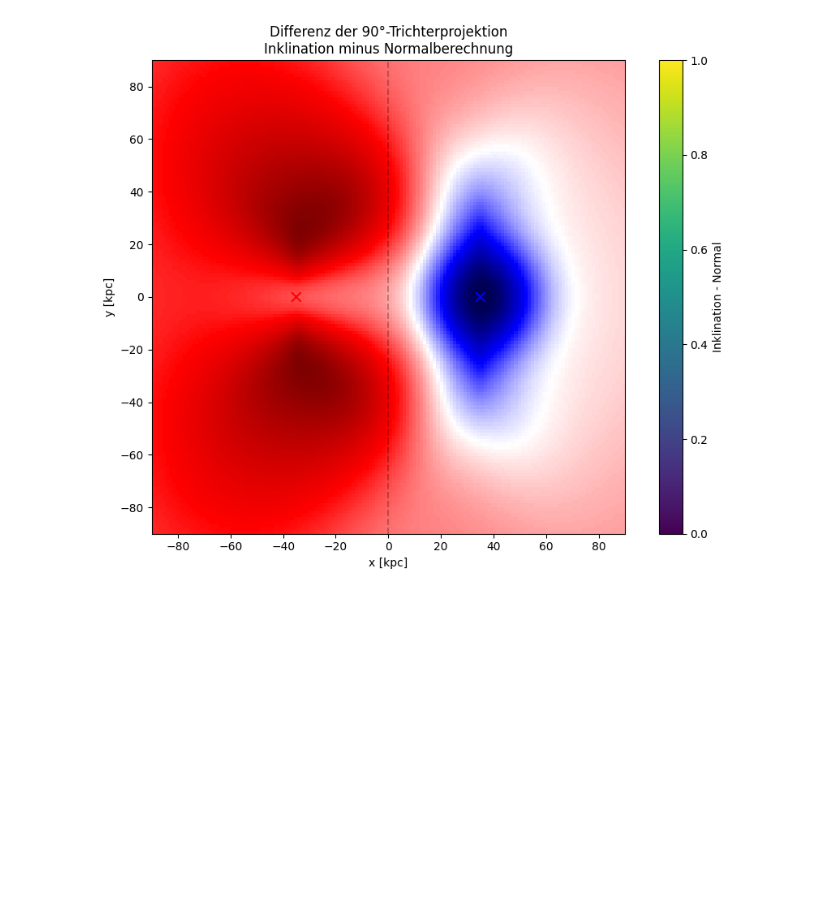
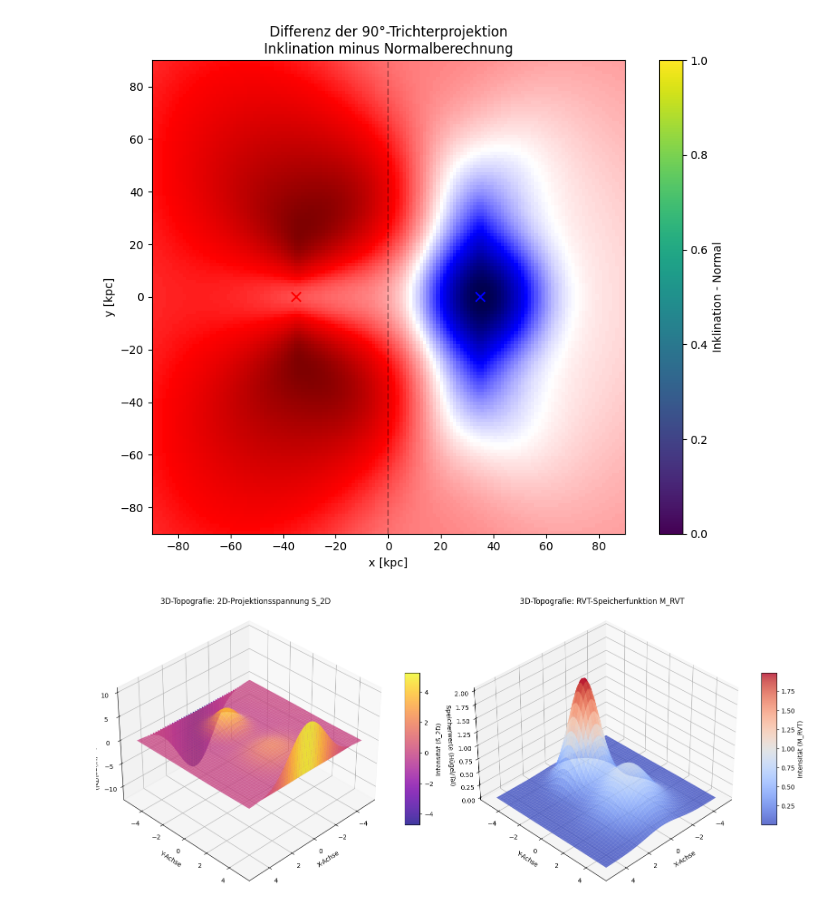
Before and after one commit to Kratzramanis/RVT-Verification, a Jupyter notebook: 3dto2d.ipynb, the cells around one changed output. Drawn from its saved outputs; the diff is of its cells as text; code cells hidden in the pictures; blank space fills up the shorter version.

```diff
--- a/3dto2d.ipynb
+++ b/3dto2d.ipynb
@@ -1160,3 +1160,76 @@ relative Funnel-Amplitude Incl NGC 891   = 0.998
 relative Funnel-Amplitude Incl M101      = 0.693
 [figure]
 [figure]
+# %%
+import numpy as np
+import matplotlib.pyplot as plt
+from mpl_toolkits.mplot3d import Axes3D
+
+# --- Parameter ---
+N = 100  # Gitterpunkte
+L = 10.0  # Systemgröße
+
+# --- Gitter erstellen ---
+x = np.linspace(-L/2, L/2, N)
+y = np.linspace(-L/2, L/2, N)
+z = np.linspace(-L/2, L/2, N)
+X, Y, Z = np.meshgrid(x, y, z)
+
+# --- Projektionsfelder Xi_1 und Xi_2 ---
+Xi_1 = np.exp(-((X + 2)**2 + Y**2 + Z**2) / (2 * 1.0**2))
+Xi_2 = np.exp(-((X - 2)**2 + Y**2 + Z**2) / (2 * 1.5**2))
+Xi = Xi_1 + Xi_2
+
+# --- RVT-Korrekturtensor E_mu_nu berechnen ---
+dx = L / (N - 1)
+laplace_Xi = (np.roll(Xi, 1, axis=0) + np.roll(Xi, -1, axis=0) +
+             np.roll(Xi, 1, axis=1) + np.roll(Xi, -1, axis=1) +
+             np.roll(Xi, 1, axis=2) + np.roll(Xi, -1, axis=2) -
+             6 * Xi) / (dx**2)
+
+E_xx = (np.roll(Xi, 1, axis=0) + np.roll(Xi, -1, axis=0) - 2 * Xi) / (dx**2) - laplace_Xi
+E_yy = (np.roll(Xi, 1, axis=1) + np.roll(Xi, -1, axis=1) - 2 * Xi) / (dx**2) - laplace_Xi
+E_zz = (np.roll(Xi, 1, axis=2) + np.roll(Xi, -1, axis=2) - 2 * Xi) / (dx**2) - laplace_Xi
+
+# --- Projektion auf 2D-Ebene ---
+S_2D = E_xx + E_yy  # Spur in 2D (vereinfacht)
+S_perp = E_zz        # Blockierter Normalanteil (z-Richtung)
+M_RVT = S_2D - S_perp  # RVT-Speicherfunktion
+
+# --- 2D-Schnitt bei z=0 (x-y-Ebene) extrahieren ---
+z_slice = N // 2
+S_2D_slice = S_2D[:, :, z_slice]
+M_RVT_slice = M_RVT[:, :, z_slice]
+
+# Für plot_surface wird ein 2D-Meshgrid der X- und Y-Achse benötigt
+X_2D, Y_2D = np.meshgrid(x, y)
+
+# --- 3D-Oberflächen-Visualisierung (Hügel & Täler) ---
+fig = plt.figure(figsize=(16, 7))
+
+# Plot 1: 2D-Projektionsspannung S_2D
+ax1 = fig.add_subplot(1, 2, 1, projection='3d')
+surf1 = ax1.plot_surface(X_2D, Y_2D, S_2D_slice.T, cmap='plasma', edgecolor='none', alpha=0.8)
+fig.colorbar(surf1, ax=ax1, shrink=0.5, aspect=10, label='Intensität (S_2D)')
+ax1.set_title('3D-Topografie: 2D-Projektionsspannung S_2D')
+ax1.set_xlabel('X-Achse')
+ax1.set_ylabel('Y-Achse')
+ax1.set_zlabel('Spannungswerte (Hügel/Tal)')
+
+# Plot 2: RVT-Speicherfunktion M_RVT
+ax2 = fig.add_subplot(1, 2, 2, projection='3d')
+surf2 = ax2.plot_surface(X_2D, Y_2D, M_RVT_slice.T, cmap='coolwarm', edgecolor='none', alpha=0.8)
+fig.colorbar(surf2, ax=ax2, shrink=0.5, aspect=10, label='Intensität (M_RVT)')
+ax2.set_title('3D-Topografie: RVT-Speicherfunktion M_RVT')
+ax2.set_xlabel('X-Achse')
+ax2.set_ylabel('Y-Achse')
+ax2.set_zlabel('Speicherwerte (Hügel/Tal)')
+
+# Kameraperspektive leicht anpassen für bessere Sicht auf die Täler
+ax1.view_init(elev=35, azim=45)
+ax2.view_init(elev=35, azim=45)
+
+plt.tight_layout()
+plt.show()
+# %% [output]
+[figure, added]
```
Also changed, not shown: parts of 1 cell of this notebook.
